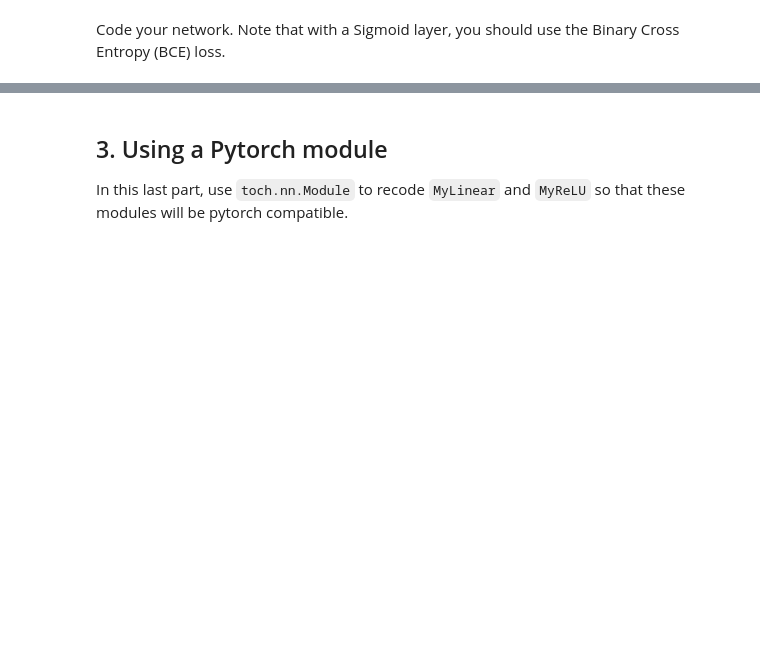
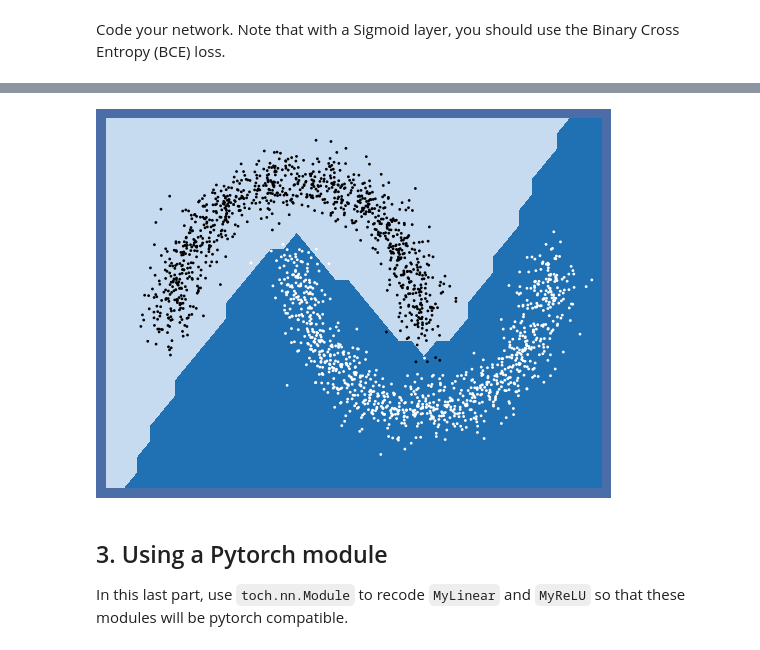
Before and after one commit to sina-ss/Analysis-of-imdb-user-comments, a Jupyter notebook: MLP_from_scratch.ipynb, the cells around one changed output, grey strips where cells are left out. Drawn from its saved outputs; the diff is of its cells as text; code cells hidden in the pictures; blank space fills up the shorter version.

```diff
--- a/MLP_from_scratch.ipynb
+++ b/MLP_from_scratch.ipynb
@@ -252,2 +221,20 @@ class MyLinear(object):
+# %%
+class MyLinear(object):
+    def __init__(self, n_input, n_output):
+        self.W = np.random.randn(n_output, n_input)
+        self.b = np.random.randn(n_output)
+
+    def forward(self, x):
+        self.x = x
+        return np.dot(self.W, x.T).T + self.b
+
+    def backward(self, grad_output):
+        self.grad_W = np.outer(grad_output, self.x)
+        self.grad_b = grad_output
+        return np.dot(grad_output, self.W)
+
+    def step(self, learning_rate):
+        self.W -= learning_rate * self.grad_W
+        self.b -= learning_rate * self.grad_b
 # %% [markdown]
 Code your network. Note that with a Sigmoid layer, you should use the Binary Cross Entropy (BCE) loss.
@@ -316,3 +264,25 @@ for epoch in range(epochs):
+# %%
+yourNetwork = Sequential([
+    MyLinear(2, 10),
+    MyReLU(),
+    MyLinear(10, 1),
+    MySigmoid(),
+])
+# %%
+losses = []
+learning_rate = 1e-2
+epochs = 10
+for epoch in range(epochs):
+    for it in range(len(X)):
+        idx = np.random.randint(0, len(X))
+        x, y = X[idx], Y[idx]
+
+        out = yourNetwork.forward(x)
+        loss = yourNetwork.compute_loss(out, y)
+        losses.append(loss)
+
+        yourNetwork.backward()
+        yourNetwork.step(learning_rate)
 # %%
 %matplotlib inline
 plt.plot(losses)
@@ -320,9 +292,9 @@ plt.show()
 # %%
 fig, ax = plt.subplots(1, 1, facecolor='#4B6EA9')
-ax.set_xlim(x_min, x_max)
-ax.set_ylim(y_min, y_max)
 plot_decision_boundary(ax, X, Y, yourNetwork)
 fig.canvas.draw()
+# %% [output]
+[figure, added]
 # %% [markdown]
 ## 3. Using a Pytorch module
 
```
Also changed, not shown: parts of 16 cells of this notebook.
